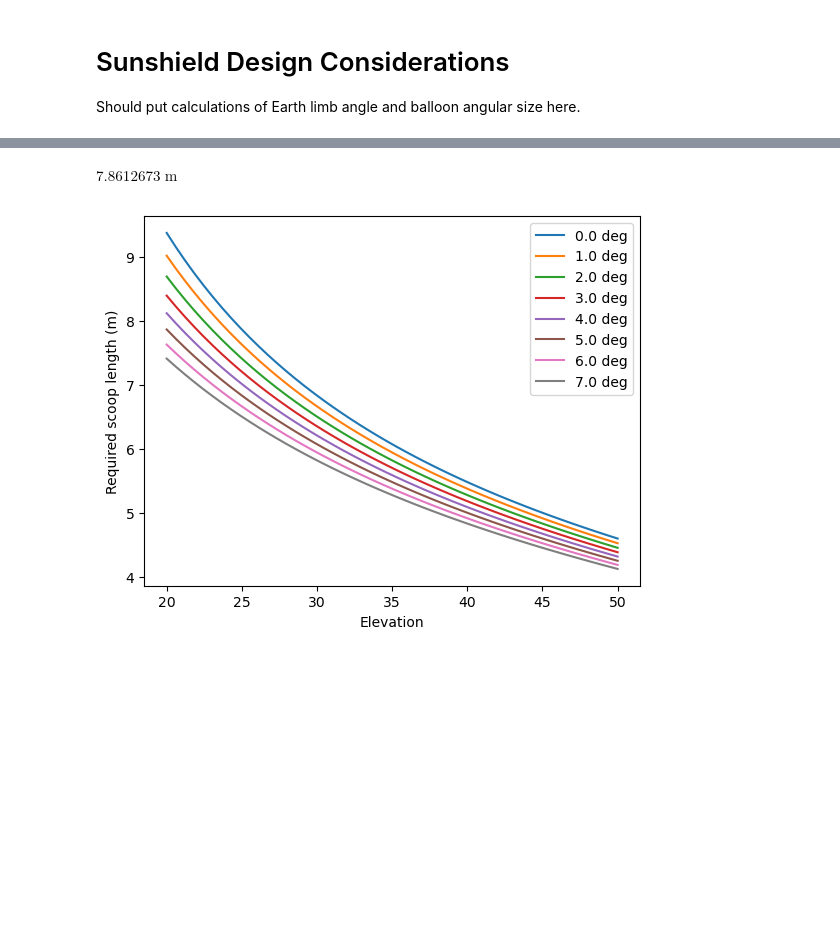
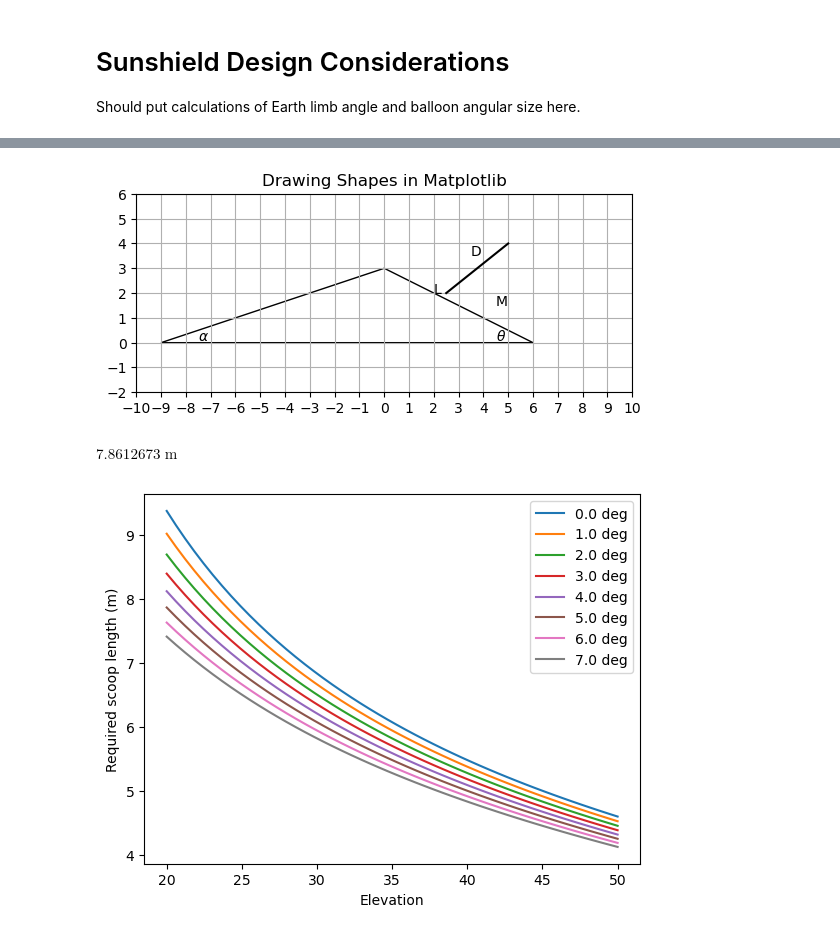
Before and after one commit to tim-balloon/tim-memos, a Jupyter notebook: TIM_SunshieldDesignConsiderations.ipynb, the cells around one changed output, grey strips where cells are left out. Cells and saved outputs as stored; diff of their text form; code cells hidden in the pictures; blank space fills up the shorter version.

```diff
--- a/TIM_SunshieldDesignConsiderations.ipynb
+++ b/TIM_SunshieldDesignConsiderations.ipynb
@@ -8,0 +11,16 @@ from astropy import units as u, constants as c
+# %%
+def Line2pt(ax, xy0, xy1, color='black'):
+
+    ax.plot([xy0[0], xy1[0]], [xy0[1], xy1[1]], color=color)
+
+def Rot(xy, theta):
+
+    ''' This is the kind of stuff I shouldn't be recreating '''
+
+    x = xy[0]
+    y = xy[1]
+
+    c = np.cos(theta)
+    s = np.sin(theta)
+
+    return [(x*c + y*s).value, (-x*s + y*c).value]
@@ -13,3 +74,34 @@ L = \frac{D}{\tan(\lambda + \theta)} + M
 \end{align}
 where
+# %%
+fig, ax = plt.subplots()
+
+#rect = Rectangle((0.2, 0.2), width=0.5, height=0.3, edgecolor='blue', facecolor='lightblue')
+#ax.add_patch(rect)
+
+#circle = Circle((0.5, 0.5), radius=0.2, edgecolor='red', facecolor='none')
+#ax.add_patch(circle)
+
+polygon = Polygon([(-9, 0), (0, 3), (6, 0)], edgecolor='black', facecolor='none')
+ax.add_patch(polygon)
+
+Line2pt(ax, [2.5, 2], [5, 4])
+
+ax.text(-7.5, 0.1, r'$\alpha$')
+ax.text(4.5, 0.1, r'$\theta$')
+
+ax.text(2, 2, 'L')
+ax.text(4.5, 1.5, 'M')
+ax.text(3.5, 3.5, 'D')
+
+ax.set_xlim(-10, 10)
+ax.set_ylim(-2, 6)
+ax.set_aspect('equal')
+ax.set_xticks(np.arange(-10, 11))
+ax.set_yticks(np.arange(-2, 7))
+plt.grid(True)
+plt.title('Drawing Shapes in Matplotlib')
+plt.show()
+# %% [output]
+[figure, added]
 # %%
```
Also changed, not shown: parts of 10 cells of this notebook.
